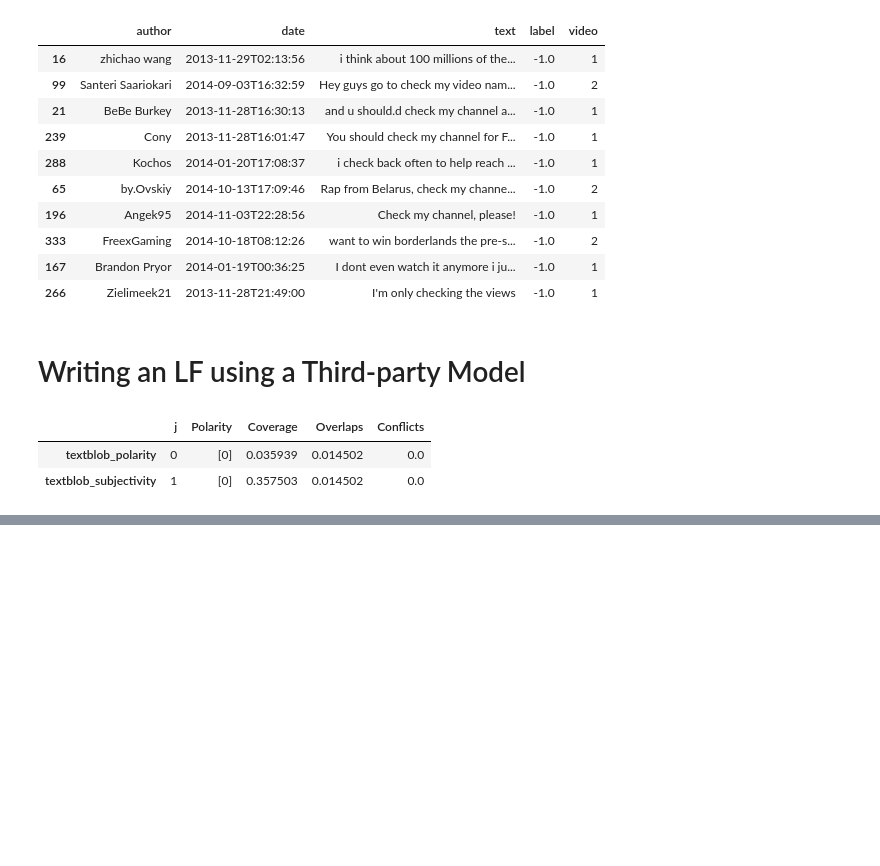
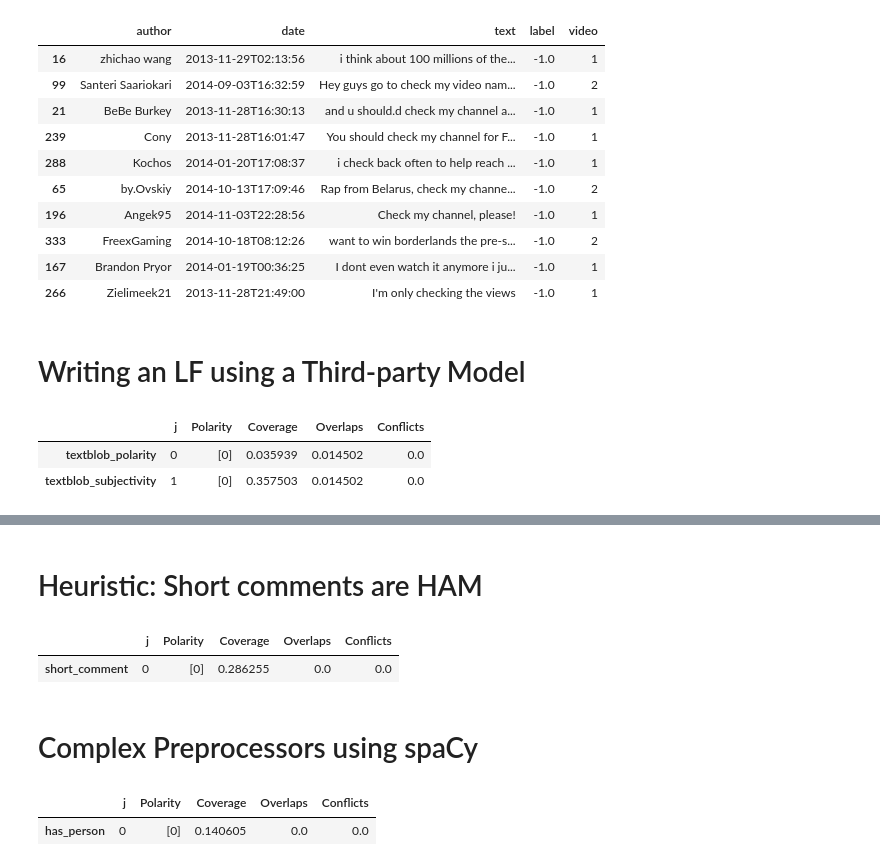
Before and after one commit to jonathanmnovak/hello-world-snorkel, a Jupyter notebook: spam/tutorial-data-labeling.ipynb, the cells around one changed output, grey strips where cells are left out. Drawn from its saved outputs; the diff is of its cells as text; code cells hidden in the pictures; blank space fills up the shorter version.

Commit message:
Add complex preprocessors using spaCy

```diff
--- a/spam/tutorial-data-labeling.ipynb
+++ b/spam/tutorial-data-labeling.ipynb
@@ -181,0 +169,26 @@ LFAnalysis(L_train, lfs).lf_summary()
+# %% [markdown]
+# Heuristic: Short comments are HAM
+# %%
+from SpamLabelingFunctions import *
+lfs = [short_comment]
+
+applier = PandasLFApplier(lfs)
+L_train = applier.apply(df_train)
+
+LFAnalysis(L_train, lfs).lf_summary()
+# %% [output]
+|  | j | Polarity | Coverage | Overlaps | Conflicts |
+| short_comment | 0 | [0] | 0.286255 | 0.0 | 0.0 |
+# %% [markdown]
+# Complex Preprocessors using spaCy
+# %%
+from SpamLabelingFunctions import *
+lfs = [has_person]
+
+applier = PandasLFApplier(lfs)
+L_train = applier.apply(df_train)
+
+LFAnalysis(L_train, lfs).lf_summary()
+# %% [output]
+|  | j | Polarity | Coverage | Overlaps | Conflicts |
+| has_person | 0 | [0] | 0.140605 | 0.0 | 0.0 |
```
Also changed, not shown: parts of 6 cells of this notebook, 2 other files.
